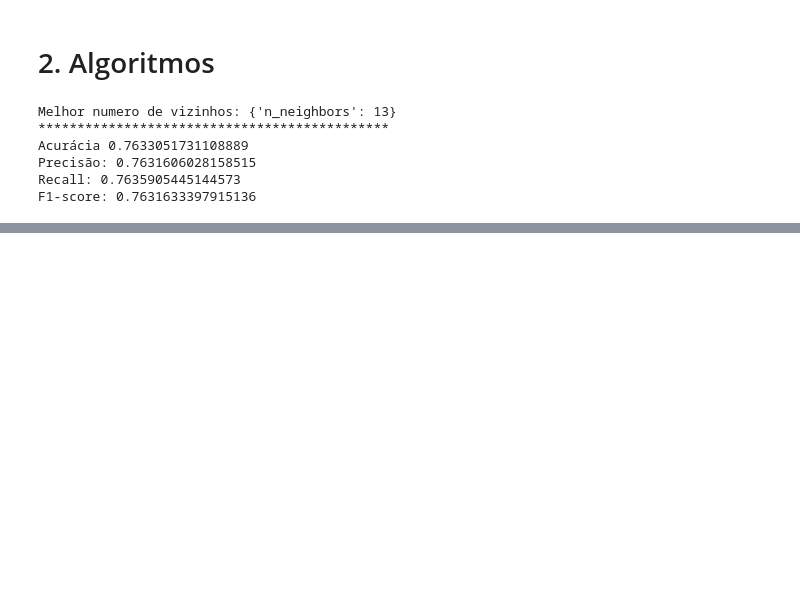
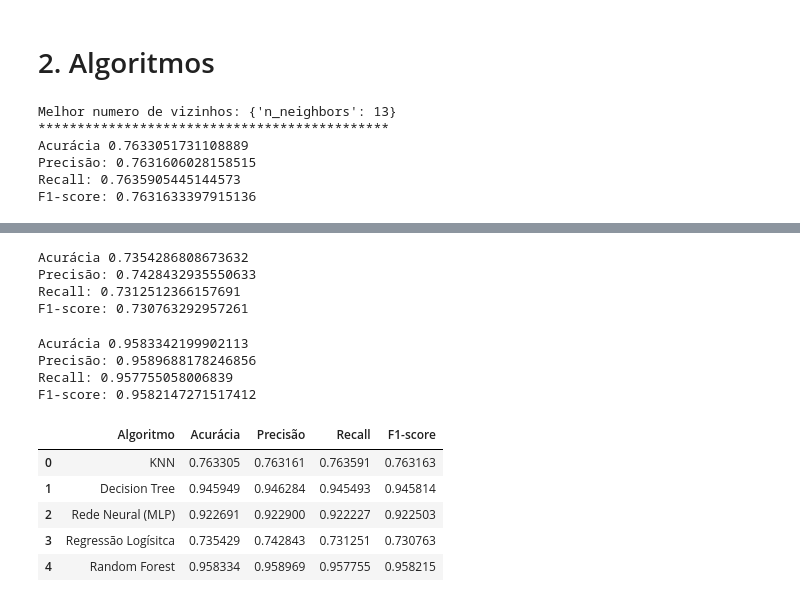
Before and after one commit to filipefreitas011/accsadml43-grupo2-etapaA, a Jupyter notebook: main.ipynb, the cells around one changed output, grey strips where cells are left out. Cells and saved outputs as stored; diff of their text form; code cells hidden in the pictures; blank space fills up the shorter version.

```diff
--- a/main.ipynb
+++ b/main.ipynb
@@ -613,0 +683,71 @@ F1-score: 0.7631633397915136
+# %%
+# Logistic Regression (Regressão Logística).
+# Solver: lbfgs.
+# Penalidade: L2.
+# Máximo de Iterações: 100.
+
+from sklearn.linear_model import LogisticRegression
+
+clfLog = LogisticRegression(solver='lbfgs', penalty='l2', max_iter=100)
+
+clfLog.fit(X_train, y_train)
+
+clfLog_pred = clfLog.predict(X_teste)
+acurácia_clfLog = accuracy_score(y_teste, clfLog_pred)
+p_clfLog = precision_score(y_teste, clfLog_pred, average='macro')
+r_clfLog = recall_score(y_teste, clfLog_pred, average='macro')
+f1_clfLog = f1_score(y_teste, clfLog_pred, average='macro')
+
+print("Acurácia", acurácia_clfLog)
+print("Precisão:", p_clfLog)
+print("Recall:", r_clfLog)
+print("F1-score:", f1_clfLog)
+# %% [output]
+Acurácia 0.7354286808673632
+Precisão: 0.7428432935550633
+Recall: 0.7312512366157691
+F1-score: 0.730763292957261
+# %%
+# Random Forest (Floresta Aleatória).
+# Número de Árvores na Floresta: 100
+# Critério de Divisão: Entropia
+
+from sklearn.ensemble import RandomForestClassifier
+
+rfc = RandomForestClassifier(n_estimators=100, criterion='entropy')
+
+rfc.fit(X_train, y_train)
+
+rfc_pred = rfc.predict(X_teste)
+acurácia_rfc = accuracy_score(y_teste, rfc_pred)
+p_rfc = precision_score(y_teste, rfc_pred, average='macro')
+r_rfc = recall_score(y_teste, rfc_pred, average='macro')
+f1_rfc = f1_score(y_teste, rfc_pred, average='macro')
+
+print("Acurácia", acurácia_rfc)
+print("Precisão:", p_rfc)
+print("Recall:", r_rfc)
+print("F1-score:", f1_rfc)
+# %% [output]
+Acurácia 0.9583342199902113
+Precisão: 0.9589688178246856
+Recall: 0.957755058006839
+F1-score: 0.9582147271517412
+# %%
+scores = {
+    'Algoritmo': ['KNN', 'Decision Tree', 'Rede Neural (MLP)', 'Regressão Logísitca', 'Random Forest'],
+    'Acurácia': [acurácia_knn, acurácia_clfArvore, acurácia_mlp, acurácia_clfLog, acurácia_rfc],
+    'Precisão': [p_knn, p_clfArvore, p_mlp, p_clfLog, p_rfc],
+    'Recall': [r_knn, r_clfArvore, r_mlp, r_clfLog, r_rfc],
+    'F1-score': [f1_knn, f1_clfArvore, f1_mlp, f1_clfLog, f1_rfc]
+}
+
+metricas = pd.DataFrame(scores)
+display(metricas)
+# %% [output]
+|  | Algoritmo | Acurácia | Precisão | Recall | F1-score |
+| 0 | KNN | 0.763305 | 0.763161 | 0.763591 | 0.763163 |
+| 1 | Decision Tree | 0.945949 | 0.946284 | 0.945493 | 0.945814 |
+| 2 | Rede Neural (MLP) | 0.922691 | 0.922900 | 0.922227 | 0.922503 |
+| 3 | Regressão Logísitca | 0.735429 | 0.742843 | 0.731251 | 0.730763 |
+| 4 | Random Forest | 0.958334 | 0.958969 | 0.957755 | 0.958215 |
```
Also changed, not shown: parts of 2 cells of this notebook, 5 other files.
